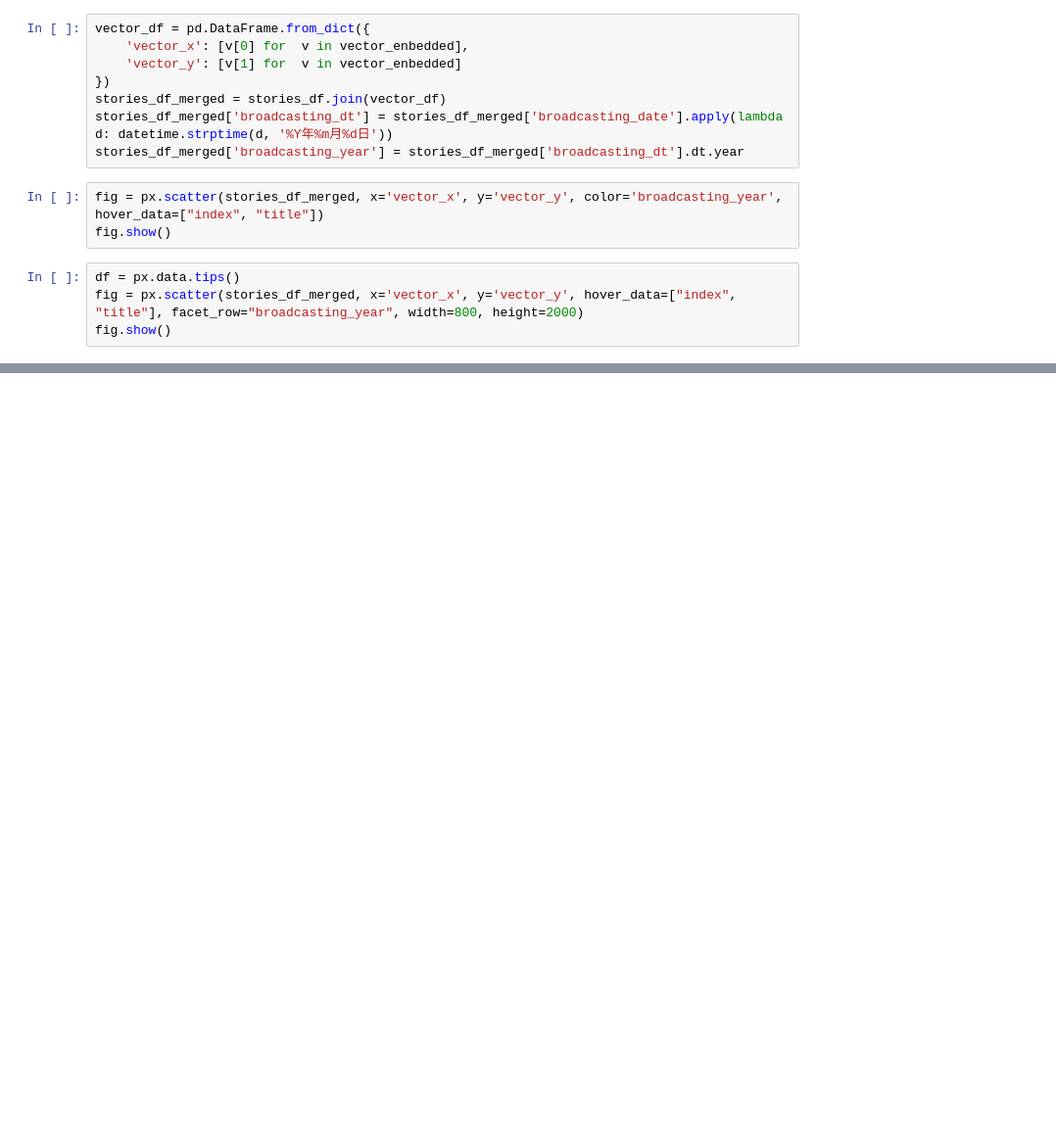
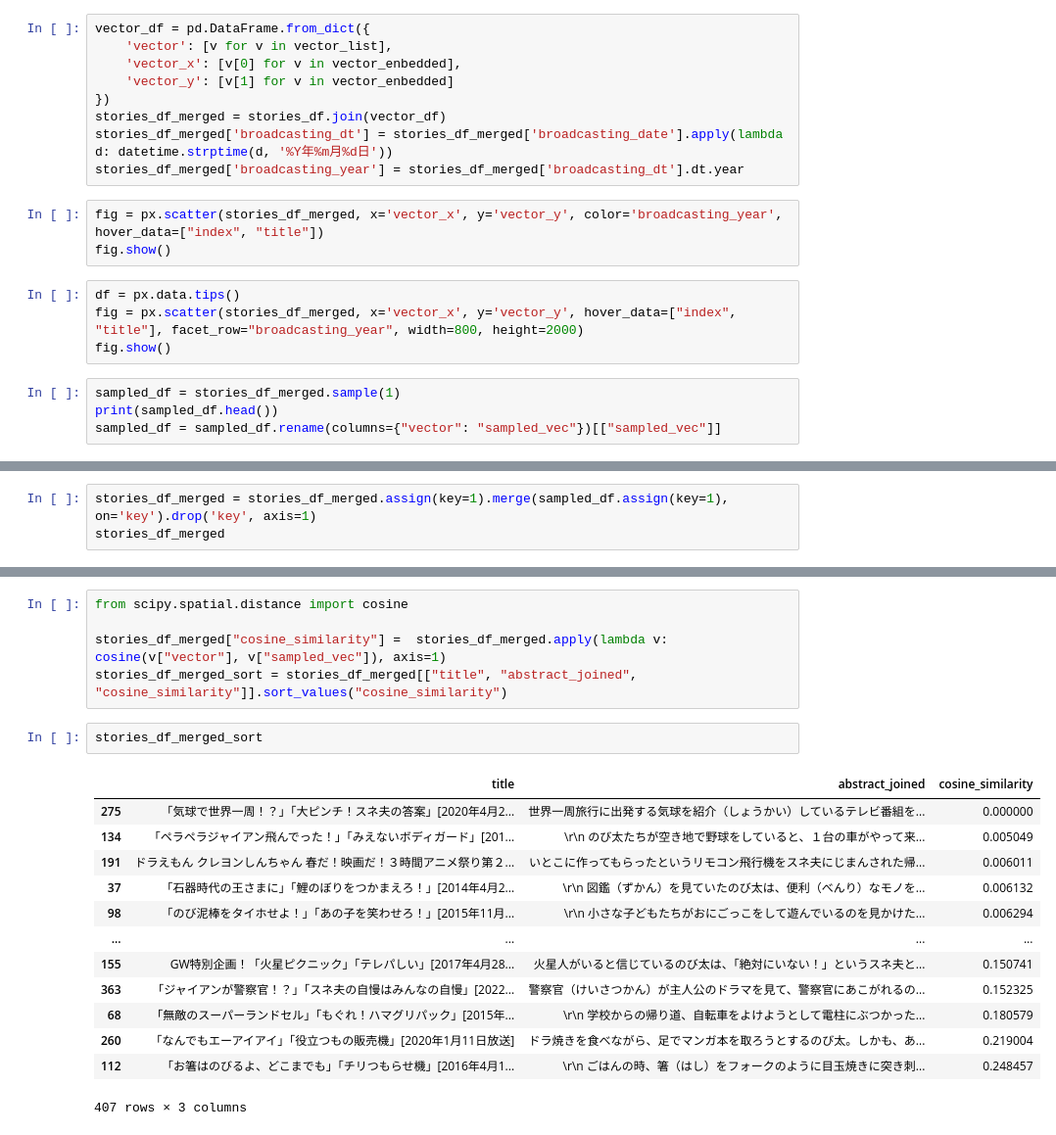
Before and after one commit to motttey/doraemon-machine-learning, a Jupyter notebook: doraemon-doc2vec.ipynb, the cells around one changed output, grey strips where cells are left out. Shown at 98% size. Saved outputs shown, nothing was run; the diff lists cells and outputs as text; blank space fills up the shorter version.

Commit message:
modify: calc similarity for stories

```diff
--- a/doraemon-doc2vec.ipynb
+++ b/doraemon-doc2vec.ipynb
@@ -105,7 +105,8 @@ The default learning rate in TSNE will change from 200.0 to 'auto' in 1.2.
 # %%
 vector_df = pd.DataFrame.from_dict({
-    'vector_x': [v[0] for  v in vector_enbedded],
-    'vector_y': [v[1] for  v in vector_enbedded]
+    'vector': [v for v in vector_list],
+    'vector_x': [v[0] for v in vector_enbedded],
+    'vector_y': [v[1] for v in vector_enbedded]
 })
 stories_df_merged = stories_df.join(vector_df)
 stories_df_merged['broadcasting_dt'] = stories_df_merged['broadcasting_date'].apply(lambda d: datetime.strptime(d, '%Y年%m月%d日'))
@@ -117,3 +118,7 @@ fig.show()
 df = px.data.tips()
 fig = px.scatter(stories_df_merged, x='vector_x', y='vector_y', hover_data=["index", "title"], facet_row="broadcasting_year", width=800, height=2000)
 fig.show()
+# %%
+sampled_df = stories_df_merged.sample(1)
+print(sampled_df.head())
+sampled_df = sampled_df.rename(columns={"vector": "sampled_vec"})[["sampled_vec"]]
@@ -119,0 +140,3 @@ fig.show()
+# %%
+stories_df_merged = stories_df_merged.assign(key=1).merge(sampled_df.assign(key=1), on='key').drop('key', axis=1)
+stories_df_merged
@@ -119,0 +173,21 @@ fig.show()
+# %%
+from scipy.spatial.distance import cosine
+
+stories_df_merged["cosine_similarity"] =  stories_df_merged.apply(lambda v: cosine(v["vector"], v["sampled_vec"]), axis=1)
+stories_df_merged_sort = stories_df_merged[["title", "abstract_joined", "cosine_similarity"]].sort_values("cosine_similarity")
+# %%
+stories_df_merged_sort
+# %% [output]
+|  | title | abstract_joined | cosine_similarity |
+| 275 | 「気球で世界一周！？」「大ピンチ！スネ夫の答案」[2020年4月2... | 世界一周旅行に出発する気球を紹介（しょうかい）しているテレビ番組を... | 0.000000 |
+| 134 | 「ペラペラジャイアン飛んでった！」「みえないボディガード」[201... | \r\n のび太たちが空き地で野球をしていると、１台の車がやって来... | 0.005049 |
+| 191 | ドラえもん クレヨンしんちゃん 春だ！映画だ！３時間アニメ祭り第２... | いとこに作ってもらったというリモコン飛行機をスネ夫にじまんされた帰... | 0.006011 |
+| 37 | 「石器時代の王さまに」「鯉のぼりをつかまえろ！」[2014年4月2... | \r\n 図鑑（ずかん）を見ていたのび太は、便利（べんり）なモノを... | 0.006132 |
+| 98 | 「のび泥棒をタイホせよ！」「あの子を笑わせろ！」[2015年11月... | \r\n 小さな子どもたちがおにごっこをして遊んでいるのを見かけた... | 0.006294 |
+| ... | ... | ... | ... |
+| 155 | GW特別企画！「火星ピクニック」「テレパしい」[2017年4月28... | 火星人がいると信じているのび太は、「絶対にいない！」というスネ夫と... | 0.150741 |
+| 363 | 「ジャイアンが警察官！？」「スネ夫の自慢はみんなの自慢」[2022... | 警察官（けいさつかん）が主人公のドラマを見て、警察官にあこがれるの... | 0.152325 |
+| 68 | 「無敵のスーパーランドセル」「もぐれ！ハマグリパック」[2015年... | \r\n 学校からの帰り道、自転車をよけようとして電柱にぶつかった... | 0.180579 |
+| 260 | 「なんでもエーアイアイ」「役立つもの販売機」[2020年1月11日放送] | ドラ焼きを食べながら、足でマンガ本を取ろうとするのび太。しかも、あ... | 0.219004 |
+| 112 | 「お箸はのびるよ、どこまでも」「チリつもらせ機」[2016年4月1... | \r\n ごはんの時、箸（はし）をフォークのように目玉焼きに突き刺... | 0.248457 |
+407 rows × 3 columns
```
Also changed, not shown: parts of 4 cells of this notebook.
